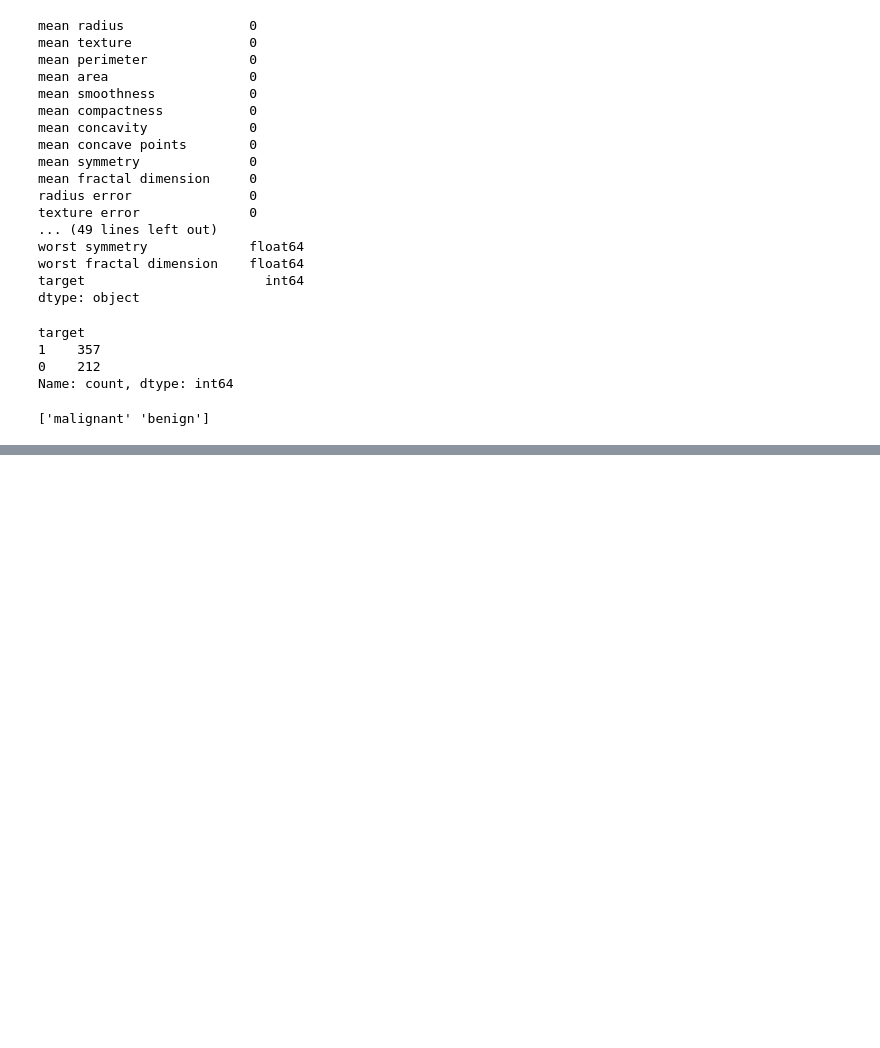
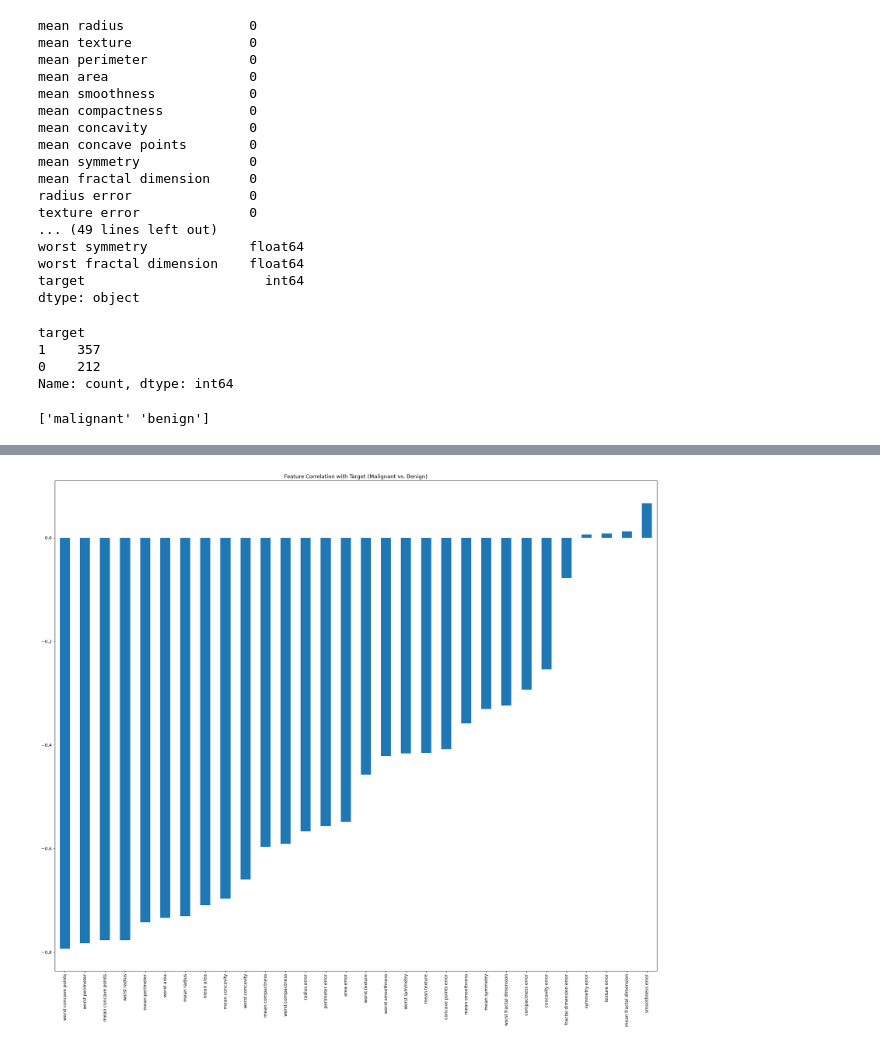
Before and after one commit to masif626/breast_cancer_analysis, a Jupyter notebook: Breast_Cancer_Analysis.ipynb, the cells around one changed output, grey strips where cells are left out. Cells and saved outputs as stored; diff of their text form; code cells hidden in the pictures; blank space fills up the shorter version.

```diff
--- a/Breast_Cancer_Analysis.ipynb
+++ b/Breast_Cancer_Analysis.ipynb
@@ -60,0 +71,9 @@ print(data.target_names)
+# %%
+plt.figure(figsize=(20,18))
+correlation_with_target = df.corr()["target"].sort_values()
+correlation_with_target.drop('target').plot(kind='bar')
+plt.title("Feature Correlation with Target (Malignant vs. Benign)")
+plt.tight_layout()
+plt.show()
+# %% [output]
+[figure, added]
```
Also changed, not shown: parts of 5 cells of this notebook.
